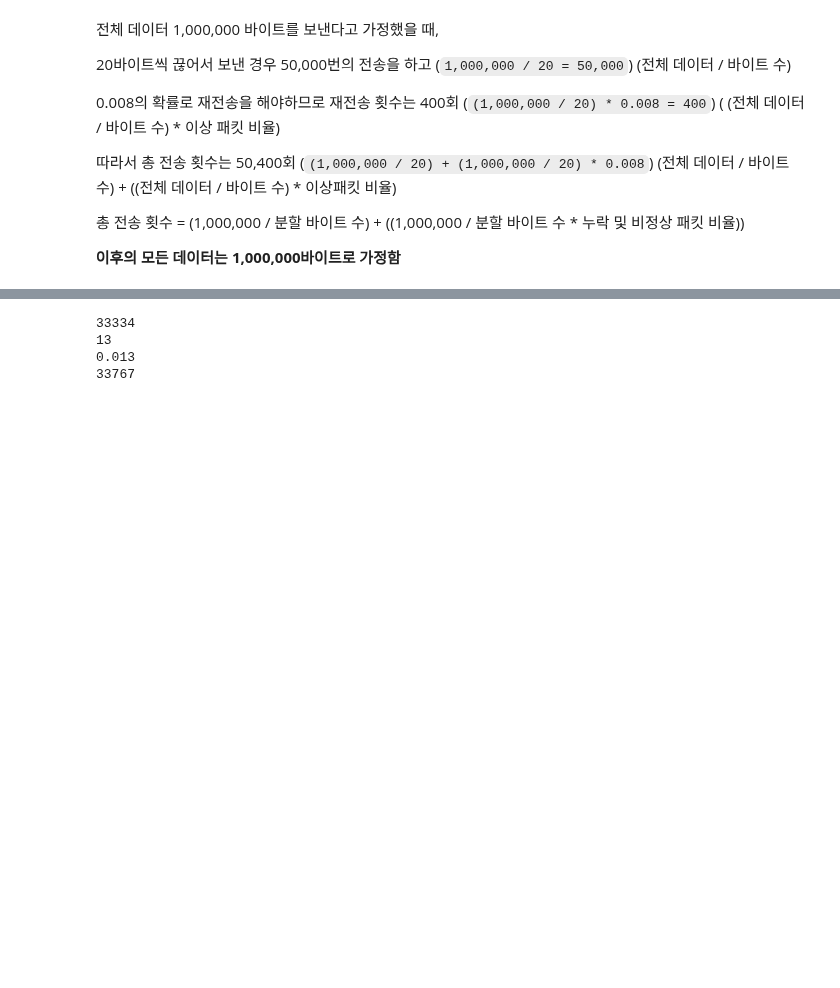
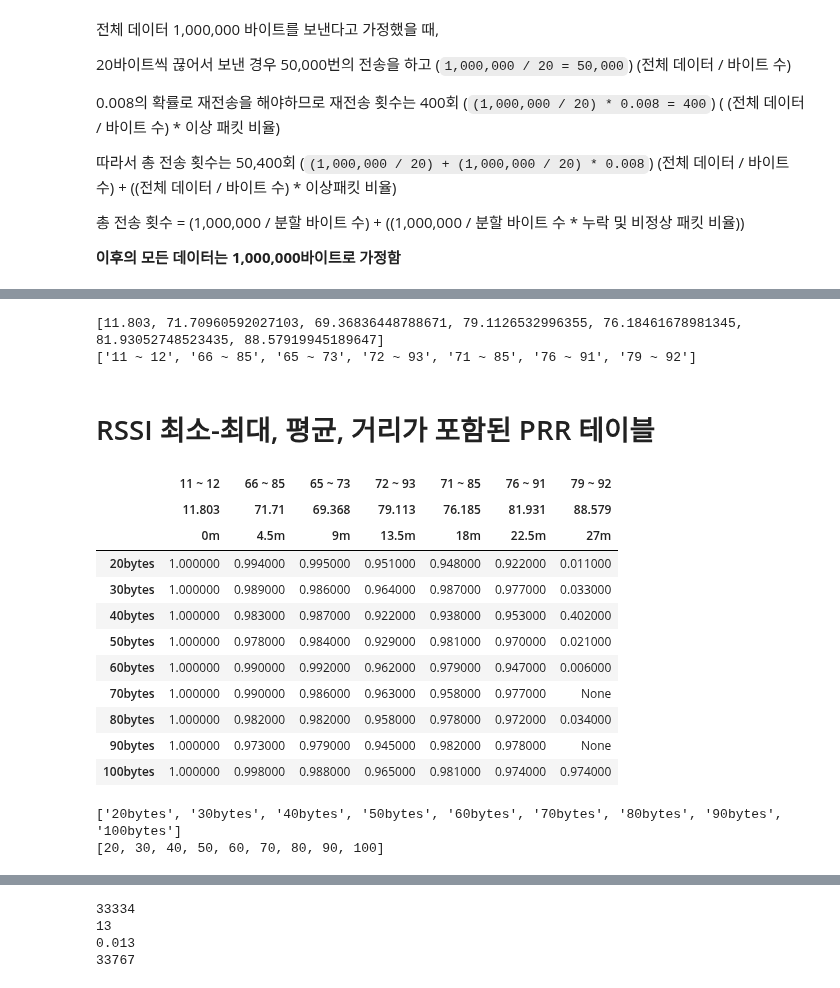
Before and after one commit to Gasiyori/Github_study, a Jupyter notebook: Total packet length including retransmission.ipynb, the cells around one changed output, grey strips where cells are left out. Drawn from its saved outputs; the diff is of its cells as text; code cells hidden in the pictures; blank space fills up the shorter version.

```diff
--- a/Total packet length including retransmission.ipynb
+++ b/Total packet length including retransmission.ipynb
@@ -408,0 +444,57 @@ packet_table
+# %%
+RSSI_mean_list = []
+
+RSSI_mean_list_temp = []
+RSSI_max_list_temp = []
+RSSI_min_list_temp = []
+
+RSSI_min_max_list = []
+
+for j, m in zip(packet_distance_name, packet_distance): #거리 목록, 분할 바이트 수
+    for i, k in zip(packet_byte, packet_byte_list):
+        if not globals()['log_' + str(i) + 'byte_distance_' + str(j)].empty:
+
+            RSSI_max_list_temp.append(globals()['log_' + str(i) + 'byte_distance_' + str(j)]["RSSI"].max())
+            RSSI_min_list_temp.append(globals()['log_' + str(i) + 'byte_distance_' + str(j)]["RSSI"].min())
+            RSSI_mean_list_temp.append(globals()['log_' + str(i) + 'byte_distance_' + str(j)]["RSSI"].mean())
+
+    RSSI_mean_list.append(np.mean(RSSI_mean_list_temp)) #평균
+    RSSI_mean_list_temp = []
+    RSSI_min_max_list.append(str(min(RSSI_min_list_temp)) + ' ~ ' + str(max(RSSI_max_list_temp)))
+
+    RSSI_max_list_temp = []
+    RSSI_min_list_temp = []
+# %%
+print(RSSI_mean_list)
+print(RSSI_min_max_list)
+# %% [output]
+[11.803, 71.70960592027103, 69.36836448788671, 79.1126532996355, 76.18461678981345, 81.93052748523435, 88.57919945189647]
+['11 ~ 12', '66 ~ 85', '65 ~ 73', '72 ~ 93', '71 ~ 85', '76 ~ 91', '79 ~ 92']
+# %% [markdown]
+# RSSI 최소-최대, 평균, 거리가 포함된 PRR 테이블
+# %%
+prr_table
+
+prr_table.columns = pd.MultiIndex.from_tuples(
+    zip(RSSI_min_max_list, np.round(RSSI_mean_list, 3), prr_table.columns))
+
+prr_table.style.set_properties(**{'text-align': 'right'})
+# %% [output]
+|  | 11 ~ 12 | 66 ~ 85 | 65 ~ 73 | 72 ~ 93 | 71 ~ 85 | 76 ~ 91 | 79 ~ 92 |
+|  | 11.803 | 71.71 | 69.368 | 79.113 | 76.185 | 81.931 | 88.579 |
+|  | 0m | 4.5m | 9m | 13.5m | 18m | 22.5m | 27m |
+| 20bytes | 1.000000 | 0.994000 | 0.995000 | 0.951000 | 0.948000 | 0.922000 | 0.011000 |
+| 30bytes | 1.000000 | 0.989000 | 0.986000 | 0.964000 | 0.987000 | 0.977000 | 0.033000 |
+| 40bytes | 1.000000 | 0.983000 | 0.987000 | 0.922000 | 0.938000 | 0.953000 | 0.402000 |
+| 50bytes | 1.000000 | 0.978000 | 0.984000 | 0.929000 | 0.981000 | 0.970000 | 0.021000 |
+| 60bytes | 1.000000 | 0.990000 | 0.992000 | 0.962000 | 0.979000 | 0.947000 | 0.006000 |
+| 70bytes | 1.000000 | 0.990000 | 0.986000 | 0.963000 | 0.958000 | 0.977000 | None |
+| 80bytes | 1.000000 | 0.982000 | 0.982000 | 0.958000 | 0.978000 | 0.972000 | 0.034000 |
+| 90bytes | 1.000000 | 0.973000 | 0.979000 | 0.945000 | 0.982000 | 0.978000 | None |
+| 100bytes | 1.000000 | 0.998000 | 0.988000 | 0.965000 | 0.981000 | 0.974000 | 0.974000 |
+# %%
+print(packet_byte_list)
+print(packet_byte)
+# %% [output]
+['20bytes', '30bytes', '40bytes', '50bytes', '60bytes', '70bytes', '80bytes', '90bytes', '100bytes']
+[20, 30, 40, 50, 60, 70, 80, 90, 100]
```
Also changed, not shown: parts of 13 cells of this notebook.
